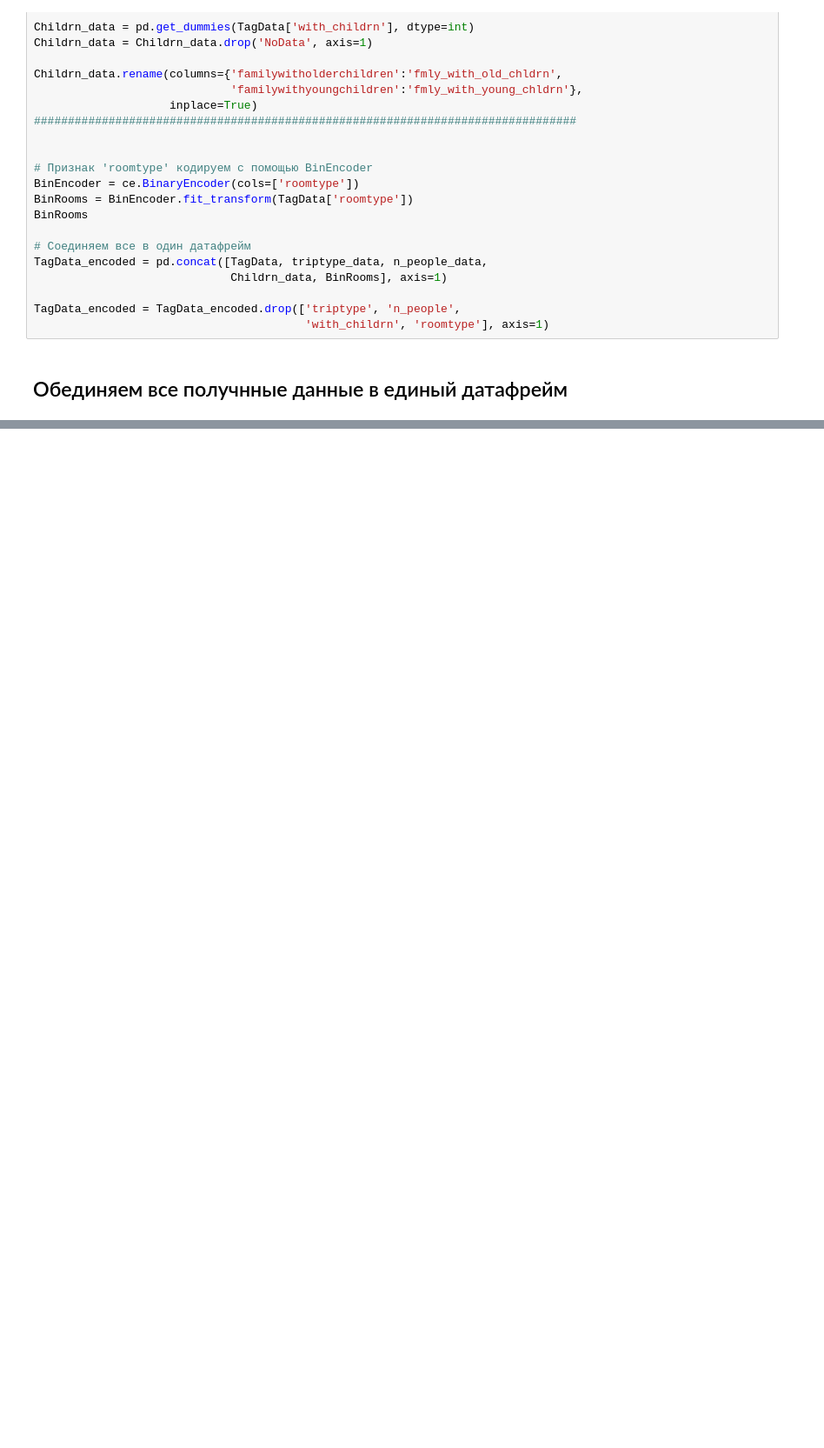
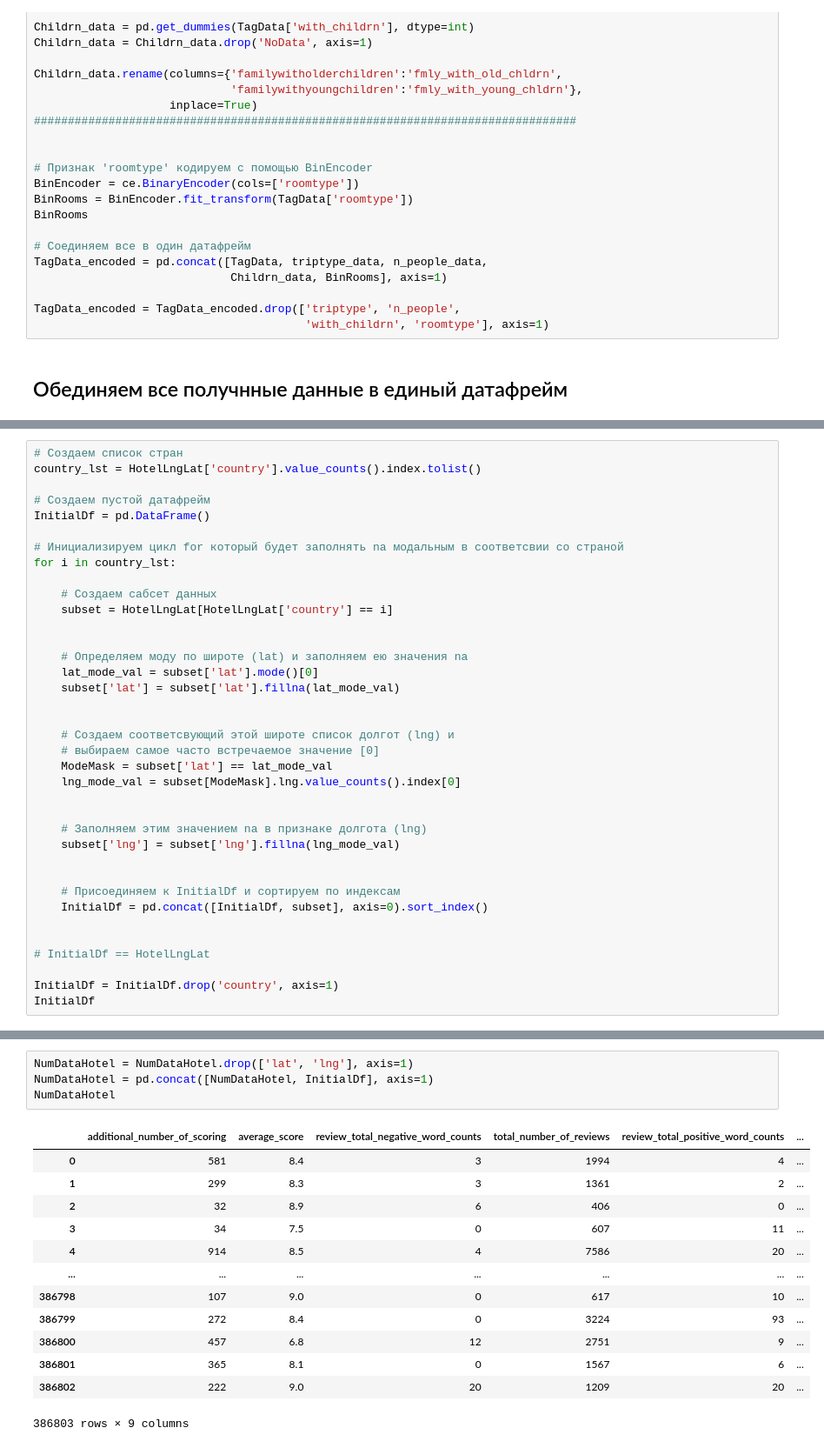
Before and after one commit to YarikKa2/EDA_Feature_Engineering__StudyProject_3, a Jupyter notebook: code/EDA_FeatureEng.ipynb, the cells around one changed output, grey strips where cells are left out. Shown: that part at 87% size. Saved outputs shown, nothing was run; the diff lists cells and outputs as text; blank space fills up the shorter version.

```diff
--- a/code/EDA_FeatureEng.ipynb
+++ b/code/EDA_FeatureEng.ipynb
@@ -518,0 +545,37 @@ ObjDataHotel_encoded
+# %%
+# Создаем список стран
+country_lst = HotelLngLat['country'].value_counts().index.tolist()
+
+# Создаем пустой датафрейм
+InitialDf = pd.DataFrame()
+
+# Инициализируем цикл for который будет заполнять na модальным в соответсвии со страной
+for i in country_lst:
+
+    # Создаем сабсет данных
+    subset = HotelLngLat[HotelLngLat['country'] == i]
+
+
+    # Определяем моду по широте (lat) и заполняем ею значения na
+    lat_mode_val = subset['lat'].mode()[0]
+    subset['lat'] = subset['lat'].fillna(lat_mode_val)
+
+
+    # Создаем соответсвующий этой широте список долгот (lng) и
+    # выбираем самое часто встречаемое значение [0]
+    ModeMask = subset['lat'] == lat_mode_val
+    lng_mode_val = subset[ModeMask].lng.value_counts().index[0]
+
+
+    # Заполняем этим значением na в признаке долгота (lng)
+    subset['lng'] = subset['lng'].fillna(lng_mode_val)
+
+
+    # Присоединяем к InitialDf и сортируем по индексам
+    InitialDf = pd.concat([InitialDf, subset], axis=0).sort_index()
+
+
+# InitialDf == HotelLngLat
+
+InitialDf = InitialDf.drop('country', axis=1)
+InitialDf
@@ -518,0 +596,18 @@ ObjDataHotel_encoded
+# %%
+NumDataHotel = NumDataHotel.drop(['lat', 'lng'], axis=1)
+NumDataHotel = pd.concat([NumDataHotel, InitialDf], axis=1)
+NumDataHotel
+# %% [output]
+|  | additional_number_of_scoring | average_score | review_total_negative_word_counts | total_number_of_reviews | review_total_positive_word_counts | ... |
+| 0 | 581 | 8.4 | 3 | 1994 | 4 | ... |
+| 1 | 299 | 8.3 | 3 | 1361 | 2 | ... |
+| 2 | 32 | 8.9 | 6 | 406 | 0 | ... |
+| 3 | 34 | 7.5 | 0 | 607 | 11 | ... |
+| 4 | 914 | 8.5 | 4 | 7586 | 20 | ... |
+| ... | ... | ... | ... | ... | ... | ... |
+| 386798 | 107 | 9.0 | 0 | 617 | 10 | ... |
+| 386799 | 272 | 8.4 | 0 | 3224 | 93 | ... |
+| 386800 | 457 | 6.8 | 12 | 2751 | 9 | ... |
+| 386801 | 365 | 8.1 | 0 | 1567 | 6 | ... |
+| 386802 | 222 | 9.0 | 20 | 1209 | 20 | ... |
+386803 rows × 9 columns
```
Also changed, not shown: parts of 7 cells of this notebook, 1 other file.
